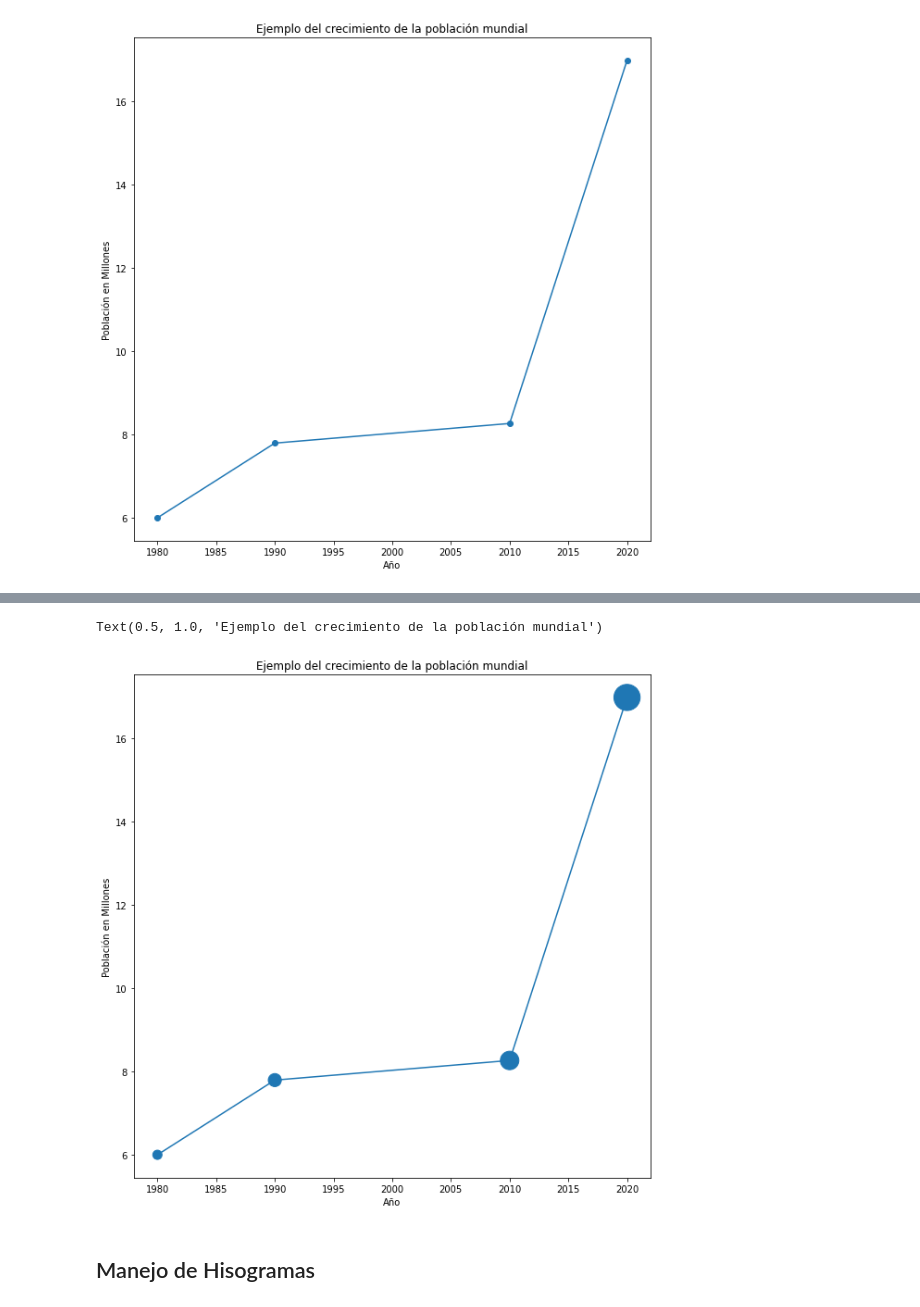
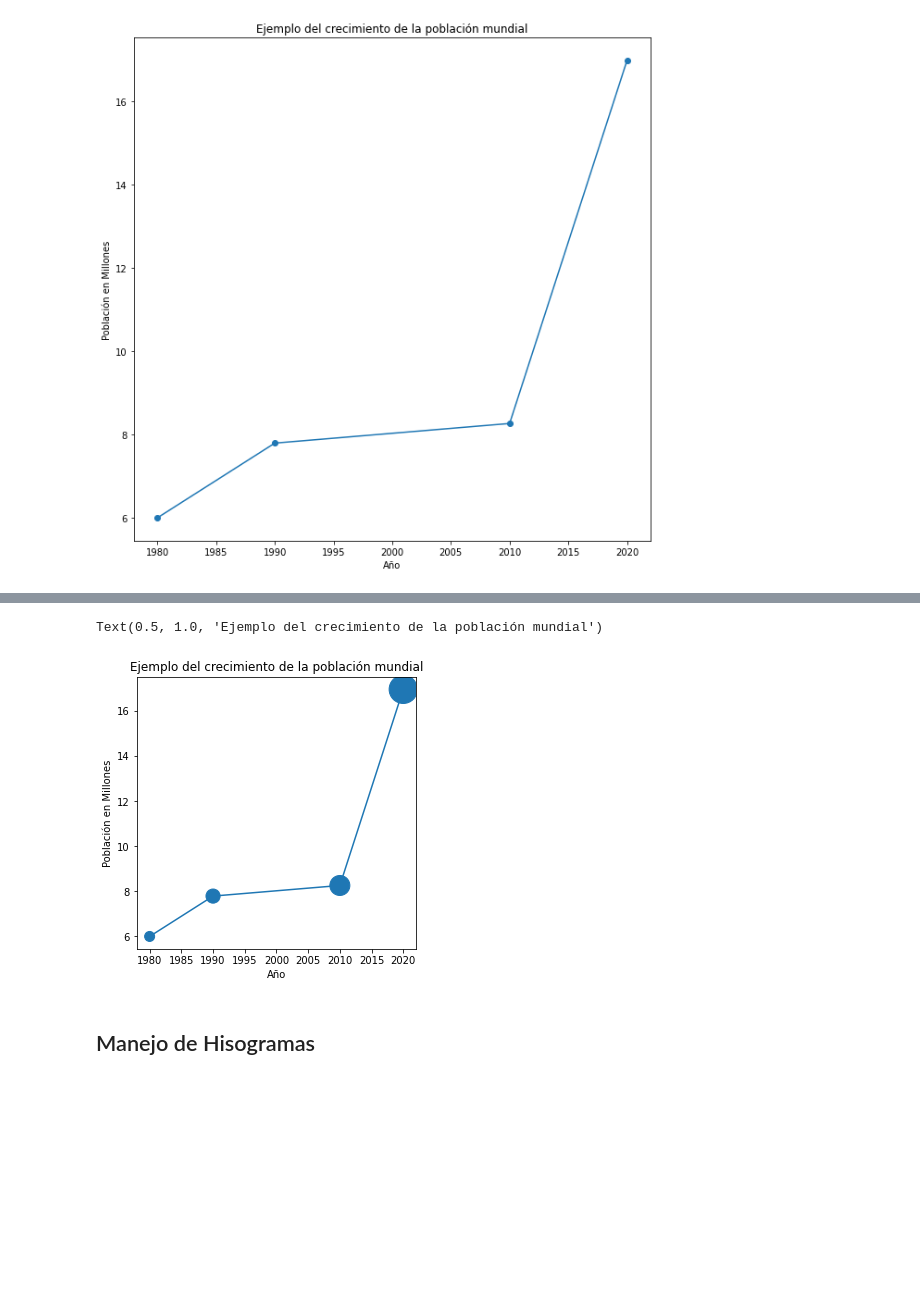
Before and after one commit to carlosjimenez88M/EDA_Course, a Jupyter notebook: presentaciones/programación1.ipynb, the cells around one changed output, grey strips where cells are left out. Saved outputs shown, nothing was run; the diff lists cells and outputs as text; code cells hidden in the pictures; blank space fills up the shorter version.

```diff
--- a/presentaciones/programación1.ipynb
+++ b/presentaciones/programación1.ipynb
@@ -96,13 +102,13 @@ Text(0.5, 1.0, 'Ejemplo del crecimiento de la población mundial')
 # %%
 s = [100*2**n for n in range(len(pob))]
-plt.figure(figsize=(10,10)) # cambio de tamaño
+plt.figure(figsize=(5,5)) # cambio de tamaño
 plt.plot(fecha,pob) # gráfico
 plt.scatter(fecha,pob,s=s) # gráfico
 plt.xlabel('Año') # Nombre de X
 plt.ylabel('Población en Millones') # Nombre de Y
 plt.title('Ejemplo del crecimiento de la población mundial') # Titulo
 # %% [output]
 Text(0.5, 1.0, 'Ejemplo del crecimiento de la población mundial')
-[figure, old version]
+[figure, new version]
 # %% [markdown]
 ## Manejo de Hisogramas
```
Also changed, not shown: parts of 6 cells of this notebook, 2 other files.
